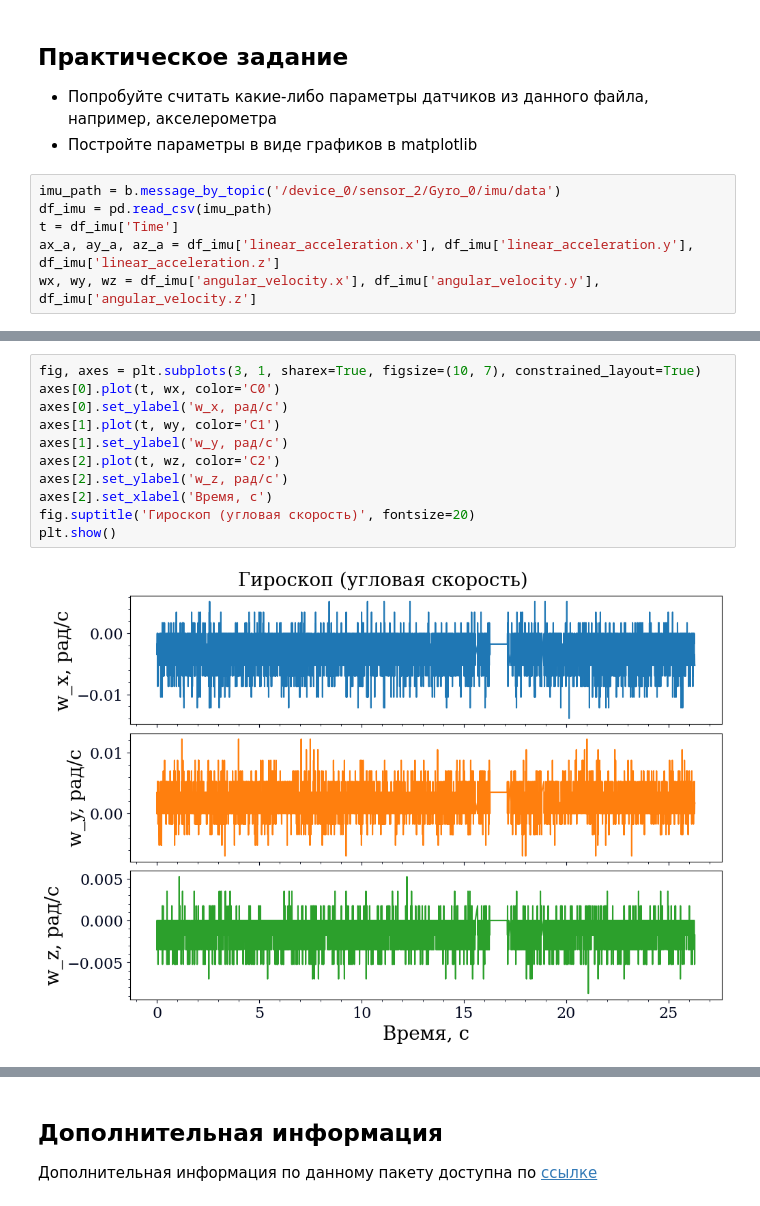
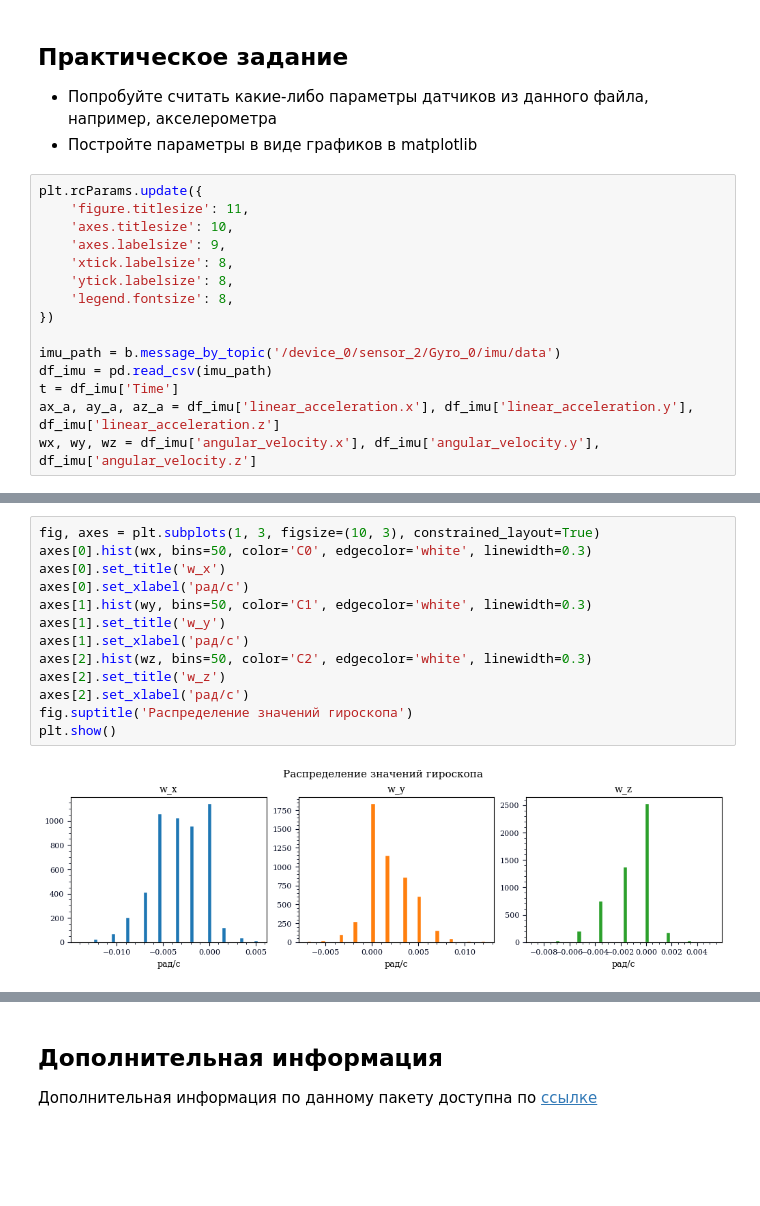
Before and after one commit to Sleenjep/data-collect-gen-label, a Jupyter notebook: 3_lab/bagpy_example2.ipynb, the cells around one changed output, grey strips where cells are left out. Cells and saved outputs as stored; diff of their text form; blank space fills up the shorter version.

```diff
--- a/3_lab/bagpy_example2.ipynb
+++ b/3_lab/bagpy_example2.ipynb
@@ -201,6 +201,15 @@ plt.imshow(rgb)
 * Попробуйте считать какие-либо параметры датчиков из данного файла, например, акселерометра
 * Постройте параметры в виде графиков в matplotlib
 # %%
+plt.rcParams.update({
+    'figure.titlesize': 11,
+    'axes.titlesize': 10,
+    'axes.labelsize': 9,
+    'xtick.labelsize': 8,
+    'ytick.labelsize': 8,
+    'legend.fontsize': 8,
+})
+
 imu_path = b.message_by_topic('/device_0/sensor_2/Gyro_0/imu/data')
 df_imu = pd.read_csv(imu_path)
 t = df_imu['Time']
@@ -222,13 +231,15 @@ plt.show()
 # %%
-fig, axes = plt.subplots(3, 1, sharex=True, figsize=(10, 7), constrained_layout=True)
-axes[0].plot(t, wx, color='C0')
-axes[0].set_ylabel('w_x, рад/с')
-axes[1].plot(t, wy, color='C1')
-axes[1].set_ylabel('w_y, рад/с')
-axes[2].plot(t, wz, color='C2')
-axes[2].set_ylabel('w_z, рад/с')
-axes[2].set_xlabel('Время, с')
-fig.suptitle('Гироскоп (угловая скорость)', fontsize=20)
+fig, axes = plt.subplots(1, 3, figsize=(10, 3), constrained_layout=True)
+axes[0].hist(wx, bins=50, color='C0', edgecolor='white', linewidth=0.3)
+axes[0].set_title('w_x')
+axes[0].set_xlabel('рад/с')
+axes[1].hist(wy, bins=50, color='C1', edgecolor='white', linewidth=0.3)
+axes[1].set_title('w_y')
+axes[1].set_xlabel('рад/с')
+axes[2].hist(wz, bins=50, color='C2', edgecolor='white', linewidth=0.3)
+axes[2].set_title('w_z')
+axes[2].set_xlabel('рад/с')
+fig.suptitle('Распределение значений гироскопа')
 plt.show()
 # %% [output]
-[figure, old version]
+[figure, new version]
```
Also changed, not shown: parts of 10 cells of this notebook.
